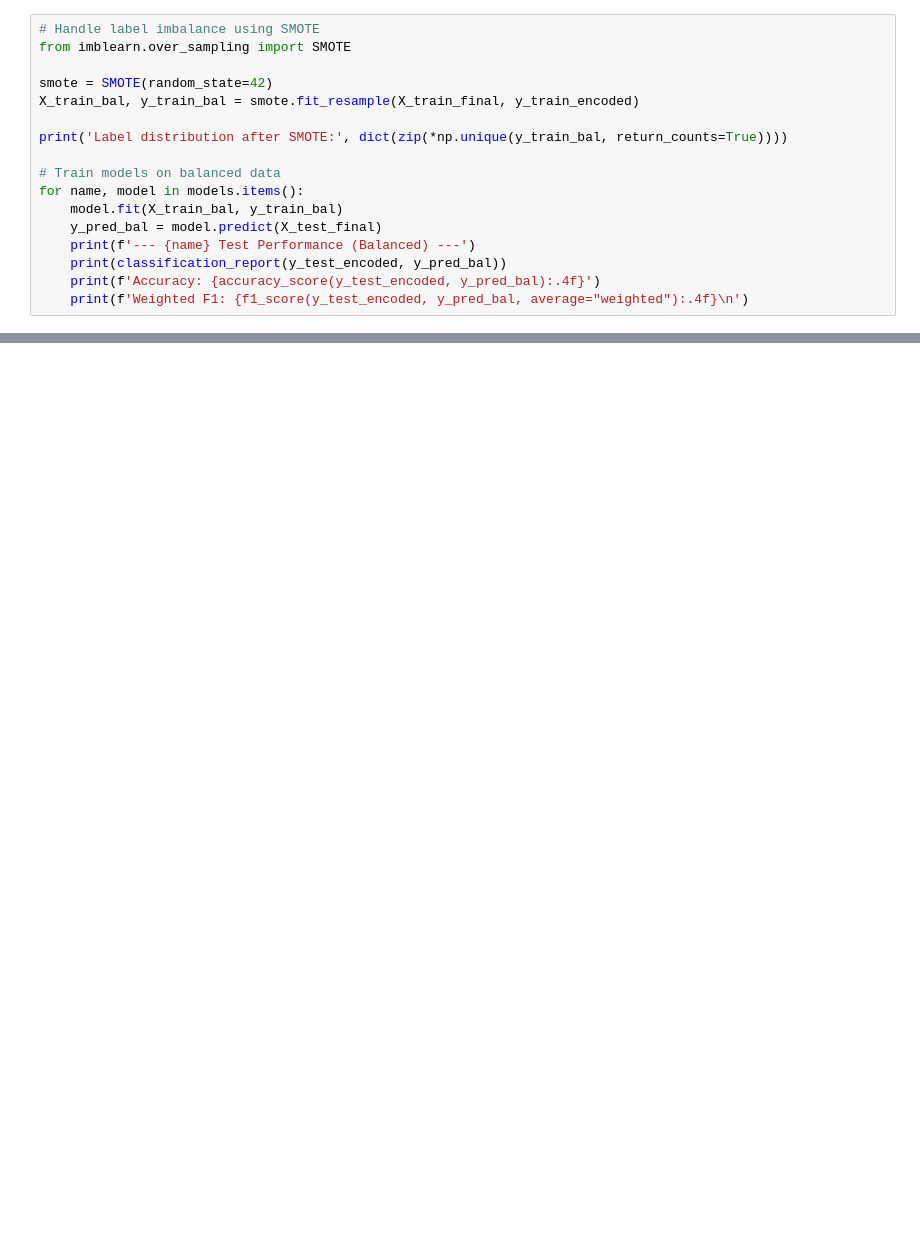
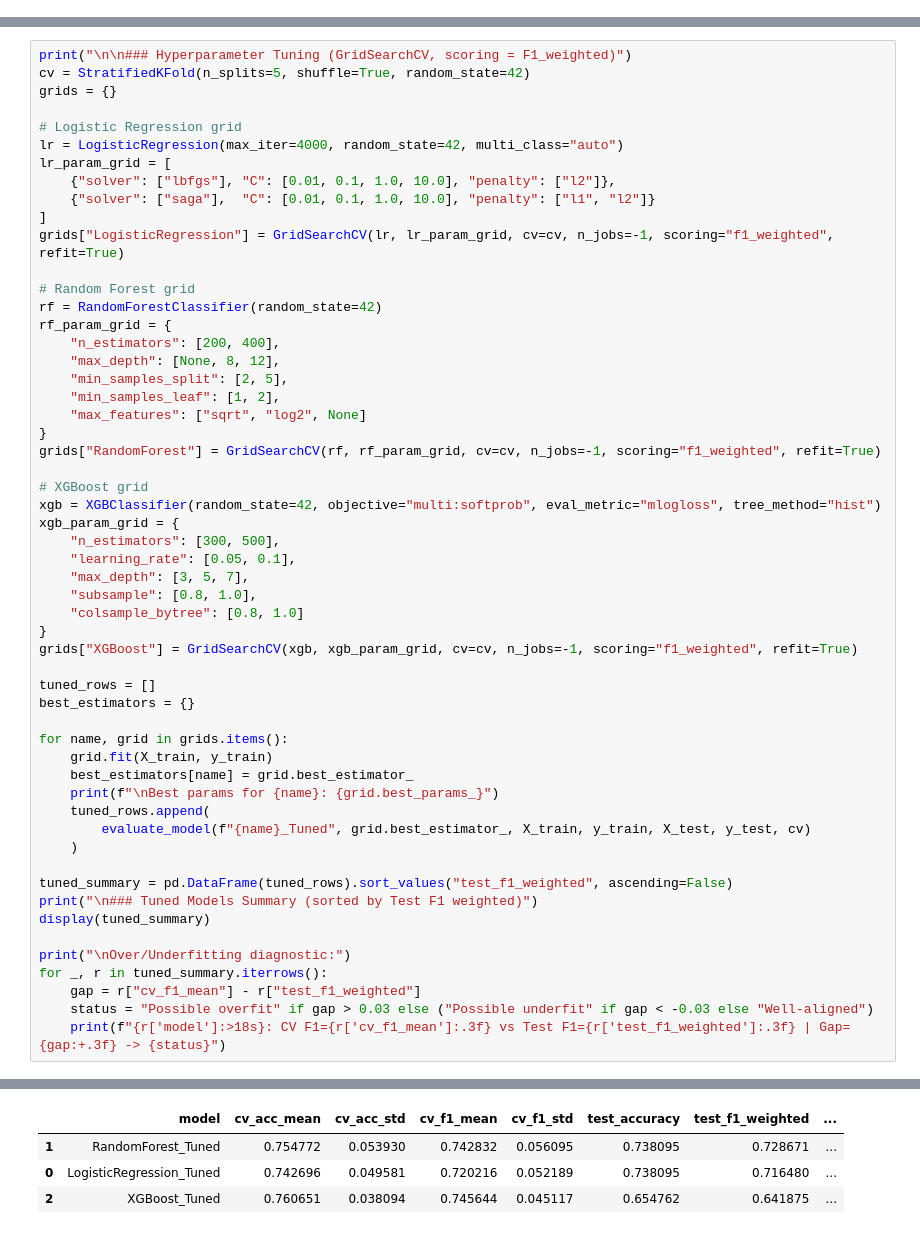
Before and after one commit to EuphosiouX/deakintrimester3, a Jupyter notebook: SIT720 - Machine Learning/task6.2/task6.2.ipynb, the cells around one changed output, grey strips where cells are left out. Drawn from its saved outputs; the diff is of its cells as text; blank space fills up the shorter version.

```diff
--- a/SIT720 - Machine Learning/task6.2/task6.2.ipynb
+++ b/SIT720 - Machine Learning/task6.2/task6.2.ipynb
@@ -282,17 +144,0 @@ XGBoost → gradient boosting, strong learner, effective with imbalanced data.
-# %%
-# Handle label imbalance using SMOTE
-from imblearn.over_sampling import SMOTE
-
-smote = SMOTE(random_state=42)
-X_train_bal, y_train_bal = smote.fit_resample(X_train_final, y_train_encoded)
-
-print('Label distribution after SMOTE:', dict(zip(*np.unique(y_train_bal, return_counts=True))))
-
-# Train models on balanced data
-for name, model in models.items():
-    model.fit(X_train_bal, y_train_bal)
-    y_pred_bal = model.predict(X_test_final)
-    print(f'--- {name} Test Performance (Balanced) ---')
-    print(classification_report(y_test_encoded, y_pred_bal))
-    print(f'Accuracy: {accuracy_score(y_test_encoded, y_pred_bal):.4f}')
-    print(f'Weighted F1: {f1_score(y_test_encoded, y_pred_bal, average="weighted"):.4f}\n')
@@ -647,0 +173,56 @@ IndexError: index 18 is out of bounds for axis 0 with size 18
+# %%
+print("\n\n### Hyperparameter Tuning (GridSearchCV, scoring = F1_weighted)")
+cv = StratifiedKFold(n_splits=5, shuffle=True, random_state=42)
+grids = {}
+
+# Logistic Regression grid
+lr = LogisticRegression(max_iter=4000, random_state=42, multi_class="auto")
+lr_param_grid = [
+    {"solver": ["lbfgs"], "C": [0.01, 0.1, 1.0, 10.0], "penalty": ["l2"]},
+    {"solver": ["saga"],  "C": [0.01, 0.1, 1.0, 10.0], "penalty": ["l1", "l2"]}
+]
+grids["LogisticRegression"] = GridSearchCV(lr, lr_param_grid, cv=cv, n_jobs=-1, scoring="f1_weighted", refit=True)
+
+# Random Forest grid
+rf = RandomForestClassifier(random_state=42)
+rf_param_grid = {
+    "n_estimators": [200, 400],
+    "max_depth": [None, 8, 12],
+    "min_samples_split": [2, 5],
+    "min_samples_leaf": [1, 2],
+    "max_features": ["sqrt", "log2", None]
+}
+grids["RandomForest"] = GridSearchCV(rf, rf_param_grid, cv=cv, n_jobs=-1, scoring="f1_weighted", refit=True)
+
+# XGBoost grid
+xgb = XGBClassifier(random_state=42, objective="multi:softprob", eval_metric="mlogloss", tree_method="hist")
+xgb_param_grid = {
+    "n_estimators": [300, 500],
+    "learning_rate": [0.05, 0.1],
+    "max_depth": [3, 5, 7],
+    "subsample": [0.8, 1.0],
+    "colsample_bytree": [0.8, 1.0]
+}
+grids["XGBoost"] = GridSearchCV(xgb, xgb_param_grid, cv=cv, n_jobs=-1, scoring="f1_weighted", refit=True)
+
+tuned_rows = []
+best_estimators = {}
+
+for name, grid in grids.items():
+    grid.fit(X_train, y_train)
+    best_estimators[name] = grid.best_estimator_
+    print(f"\nBest params for {name}: {grid.best_params_}")
+    tuned_rows.append(
+        evaluate_model(f"{name}_Tuned", grid.best_estimator_, X_train, y_train, X_test, y_test, cv)
+    )
+
+tuned_summary = pd.DataFrame(tuned_rows).sort_values("test_f1_weighted", ascending=False)
+print("\n### Tuned Models Summary (sorted by Test F1 weighted)")
+display(tuned_summary)
+
+print("\nOver/Underfitting diagnostic:")
+for _, r in tuned_summary.iterrows():
+    gap = r["cv_f1_mean"] - r["test_f1_weighted"]
+    status = "Possible overfit" if gap > 0.03 else ("Possible underfit" if gap < -0.03 else "Well-aligned")
+    print(f"{r['model']:>18s}: CV F1={r['cv_f1_mean']:.3f} vs Test F1={r['test_f1_weighted']:.3f} | Gap={gap:+.3f} -> {status}")
+# %% [output]
@@ -647,0 +246,4 @@ IndexError: index 18 is out of bounds for axis 0 with size 18
+|  | model | cv_acc_mean | cv_acc_std | cv_f1_mean | cv_f1_std | test_accuracy | test_f1_weighted | ... |
+| 1 | RandomForest_Tuned | 0.754772 | 0.053930 | 0.742832 | 0.056095 | 0.738095 | 0.728671 | ... |
+| 0 | LogisticRegression_Tuned | 0.742696 | 0.049581 | 0.720216 | 0.052189 | 0.738095 | 0.716480 | ... |
+| 2 | XGBoost_Tuned | 0.760651 | 0.038094 | 0.745644 | 0.045117 | 0.654762 | 0.641875 | ... |
```
Also changed, not shown: parts of 21 cells of this notebook.
